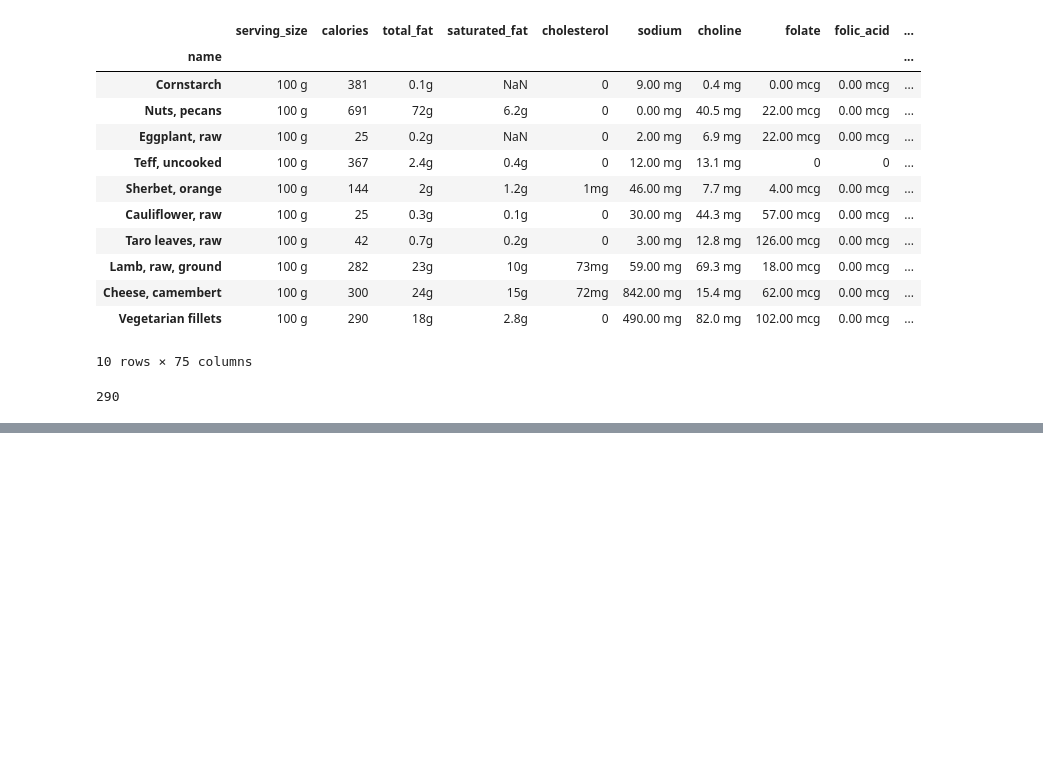
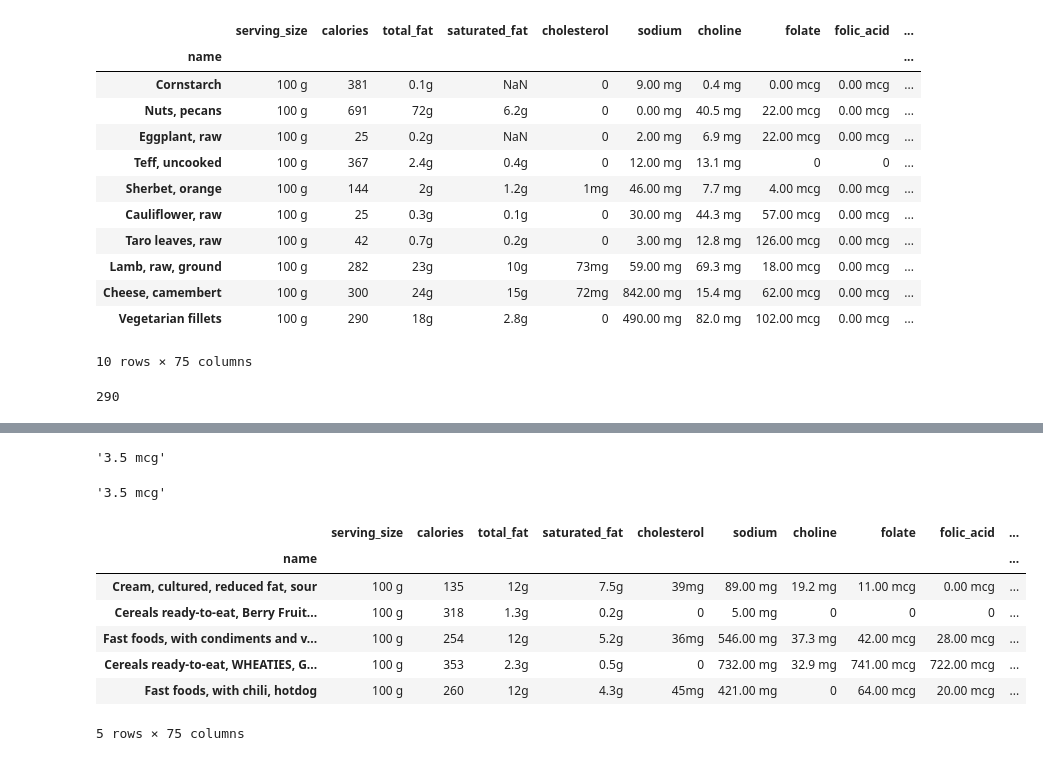
Before and after one commit to AmroEid77/Advance-Pandas, a Jupyter notebook: Working With DataFrames/DataFrame.ipynb, the cells around one changed output, grey strips where cells are left out. Drawn from its saved outputs; the diff is of its cells as text; code cells hidden in the pictures; blank space fills up the shorter version.

```diff
--- a/Working With DataFrames/DataFrame.ipynb
+++ b/Working With DataFrames/DataFrame.ipynb
@@ -917,0 +1033,21 @@ nutrition.iloc[9,1]
+# %%
+nutrition.iloc[index_loc, column_loc]
+# %% [output]
+'3.5 mcg'
+# %%
+nutrition.iat[index_loc, column_loc]
+# %% [output]
+'3.5 mcg'
+# %%
+nutr_min= nutrition.sample(n=10)
+# %%
+nutr_min.head()
+# %% [output]
+|  | serving_size | calories | total_fat | saturated_fat | cholesterol | sodium | choline | folate | folic_acid | ... |
+| name |  |  |  |  |  |  |  |  |  | ... |
+| Cream, cultured, reduced fat, sour | 100 g | 135 | 12g | 7.5g | 39mg | 89.00 mg | 19.2 mg | 11.00 mcg | 0.00 mcg | ... |
+| Cereals ready-to-eat, Berry Fruit... | 100 g | 318 | 1.3g | 0.2g | 0 | 5.00 mg | 0 | 0 | 0 | ... |
+| Fast foods, with condiments and v... | 100 g | 254 | 12g | 5.2g | 36mg | 546.00 mg | 37.3 mg | 42.00 mcg | 28.00 mcg | ... |
+| Cereals ready-to-eat, WHEATIES, G... | 100 g | 353 | 2.3g | 0.5g | 0 | 732.00 mg | 32.9 mg | 741.00 mcg | 722.00 mcg | ... |
+| Fast foods, with chili, hotdog | 100 g | 260 | 12g | 4.3g | 45mg | 421.00 mg | 0 | 64.00 mcg | 20.00 mcg | ... |
+5 rows × 75 columns
```
Also changed, not shown: parts of 56 cells of this notebook, 1 other file.
